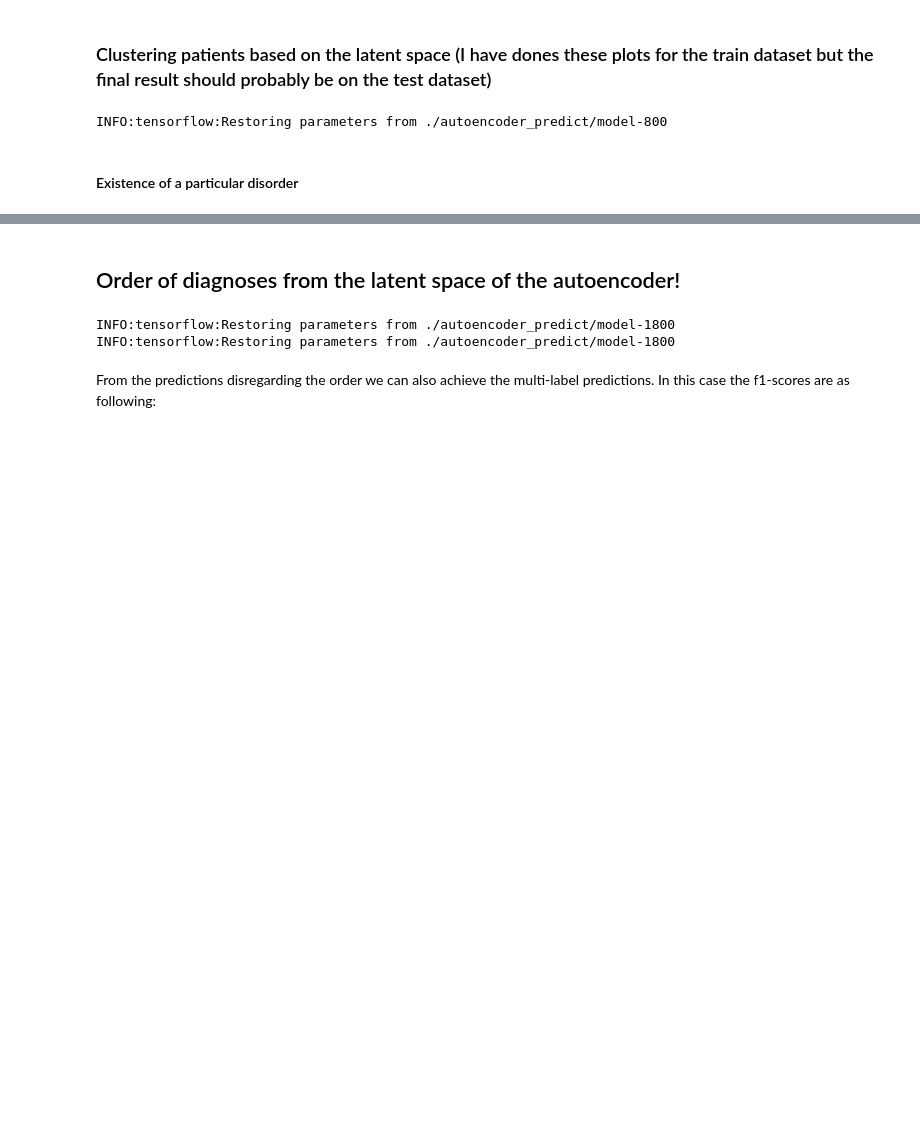
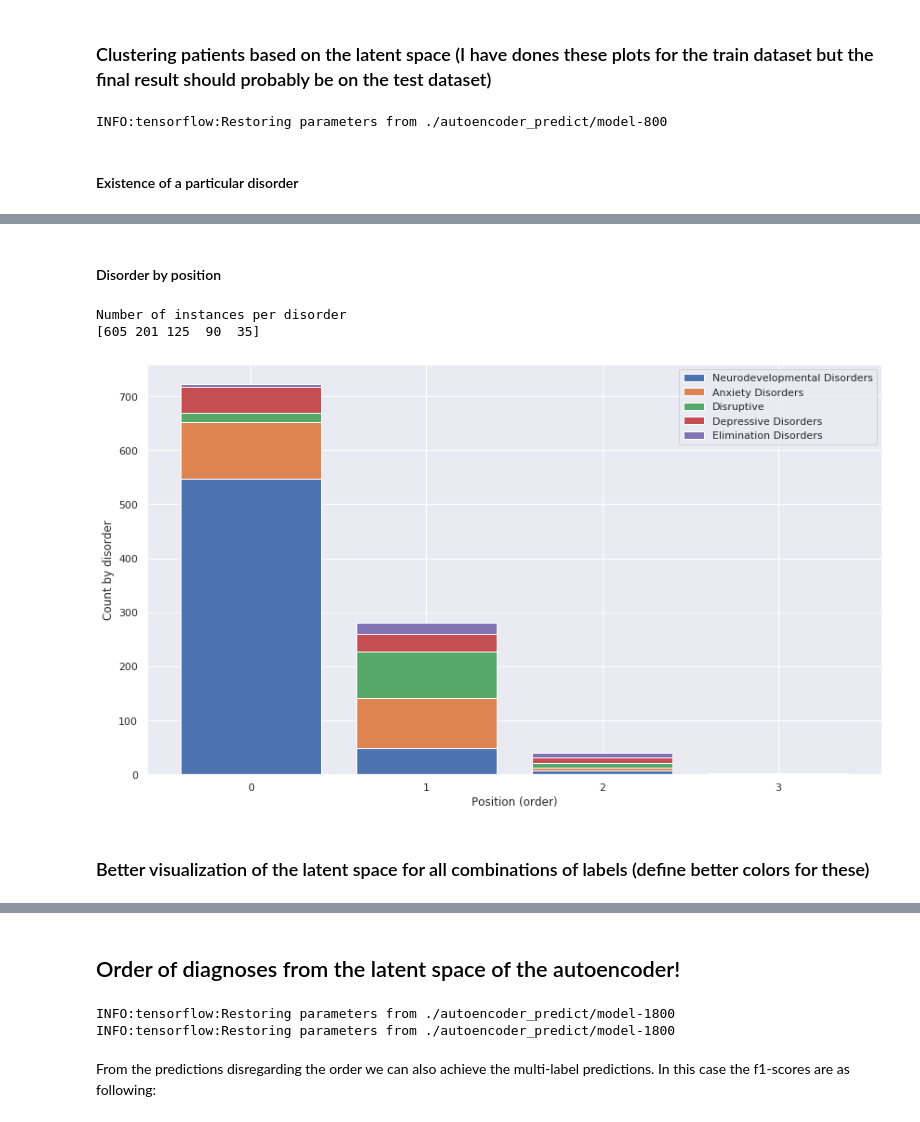
Before and after one commit to sanagno/psychiatry-mri-eeg, a Jupyter notebook: combined_features.ipynb, the cells around one changed output, grey strips where cells are left out. Drawn from its saved outputs; the diff is of its cells as text; code cells hidden in the pictures; blank space fills up the shorter version.

```diff
--- a/combined_features.ipynb
+++ b/combined_features.ipynb
@@ -483,3 +527,43 @@ ax.legend()
+# %% [markdown]
+#### Disorder by position
+# %%
+# all possible predictions orders
+max_posiitions = max_len_order
+
+# plot most likely disorder by position
+count_disorders = np.zeros((max_posiitions, len(most_common_disorders)))
+for i in range(1, max_posiitions + 1):
+    for dis in range(len(most_common_disorders)):
+        count_disorders[i - 1, dis] = len(np.where(train_orders[:, i] == dis)[0])
+
+print('Number of instances per disorder')
+print(np.sum(train_classes, axis=0))
+
+positions = list(range(max_posiitions))
+
+plt.figure(figsize=(12,7))
+
+# stack bars
+plt.bar(positions, count_disorders[:, 0], label=most_common_disorders[0])
+prev = count_disorders[:, 0]
+
+for i in range(1, len(most_common_disorders)):
+    b = plt.bar(positions, count_disorders[:, i], bottom=prev, label=most_common_disorders[i])
+    prev = np.cumsum(count_disorders, axis=1)[:, i]
+
+plt.xlabel(list(range(1, max_posiitions + 1)))
+plt.xticks(list(range(0, max_posiitions)))
+plt.xlabel('Position (order)')
+plt.ylabel('Count by disorder')
+plt.legend()
+plt.tight_layout()
+plt.show()
+# %% [output]
+Number of instances per disorder
+[605 201 125  90  35]
+[figure, added]
+# %% [markdown]
+### Better visualization of the latent space for all combinations of labels (define better colors for these)
 # %%
 # TODO make this plot more informative!
 
```
Also changed, not shown: parts of 24 cells of this notebook.
